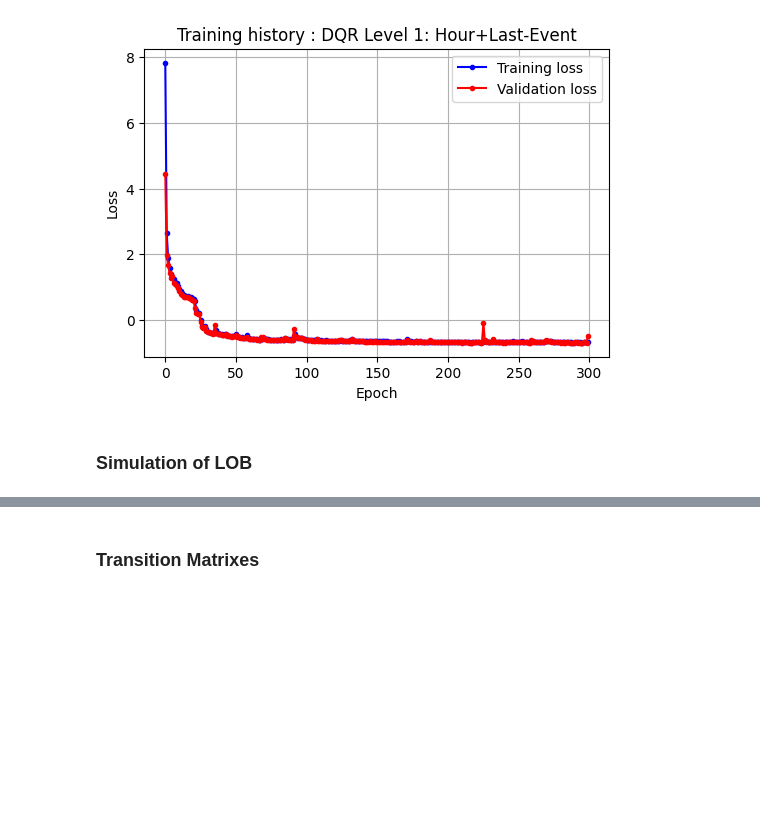
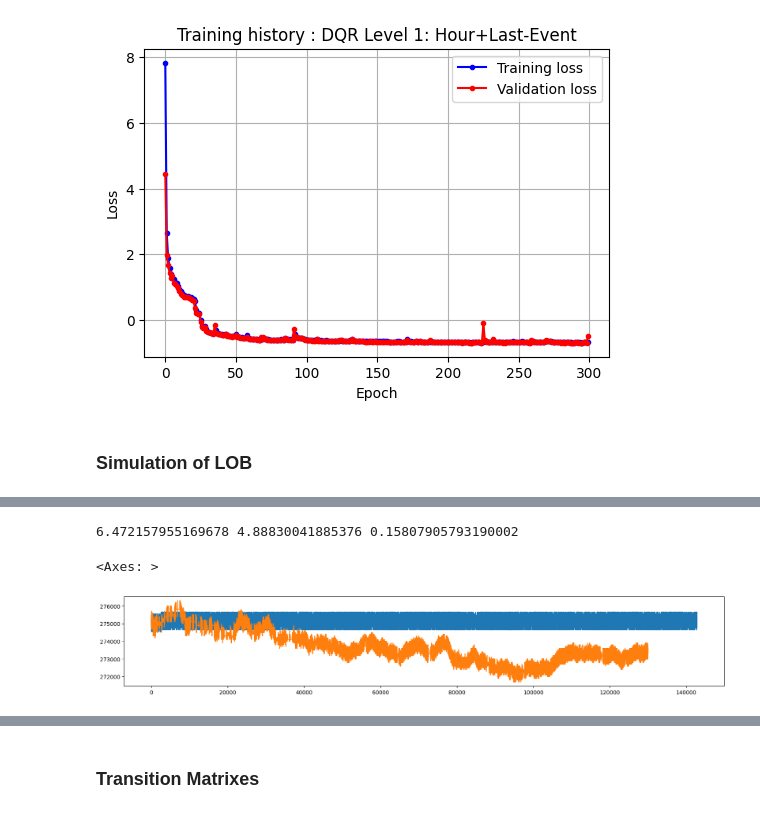
Before and after one commit to archer-paul/DeepQR-Microstructure, a Jupyter notebook: deepNN.ipynb, the cells around one changed output, grey strips where cells are left out. Drawn from its saved outputs; the diff is of its cells as text; code cells hidden in the pictures; blank space fills up the shorter version.

```diff
--- a/deepNN.ipynb
+++ b/deepNN.ipynb
@@ -239,0 +560,28 @@ model_level_5 = get_or_train_model(
+# %%
+models_by_level = {
+    1: model_level_1,
+    2: model_level_2,
+    3: model_level_3,
+    4: model_level_4,
+    5: model_level_5,
+}
+
+init_qa = [10, 12, 15, 18, 20]
+init_qb = [11, 13, 14, 17, 21]
+
+df_sim = simulate_dqr_day(
+    models_by_level=models_by_level,
+    init_qa=init_qa,
+    init_qb=init_qb,
+    K=5,
+    T_sim=3600.0,
+    t_start=34200.0,
+    pref0=275150.0,
+    tick_size=100,
+    q_max=500,
+    device="cpu",
+    refill_mode="empirical",   # ou "empirical"
+    refill_value=5
+)
+
+df_sim
@@ -239,0 +711,18 @@ model_level_5 = get_or_train_model(
+# %%
+lam_L, lam_C, lam_M = [], [], []
+
+for _ in range(10000):
+    l = model_intensities(model_level_1, q_val=10, last_event=0, hour_id=0)
+    lam_L.append(l[0])
+    lam_C.append(l[1])
+    lam_M.append(l[2])
+
+print(np.mean(lam_L), np.mean(lam_C), np.mean(lam_M))
+# %% [output]
+6.472157955169678 4.88830041885376 0.15807905793190002
+# %%
+df_sim["price"].plot(figsize=(20, 3))
+df_norm[:130000]["price"].plot(figsize=(20, 3))
+# %% [output]
+<Axes: >
+[figure, added]
```
Also changed, not shown: parts of 19 cells of this notebook.
